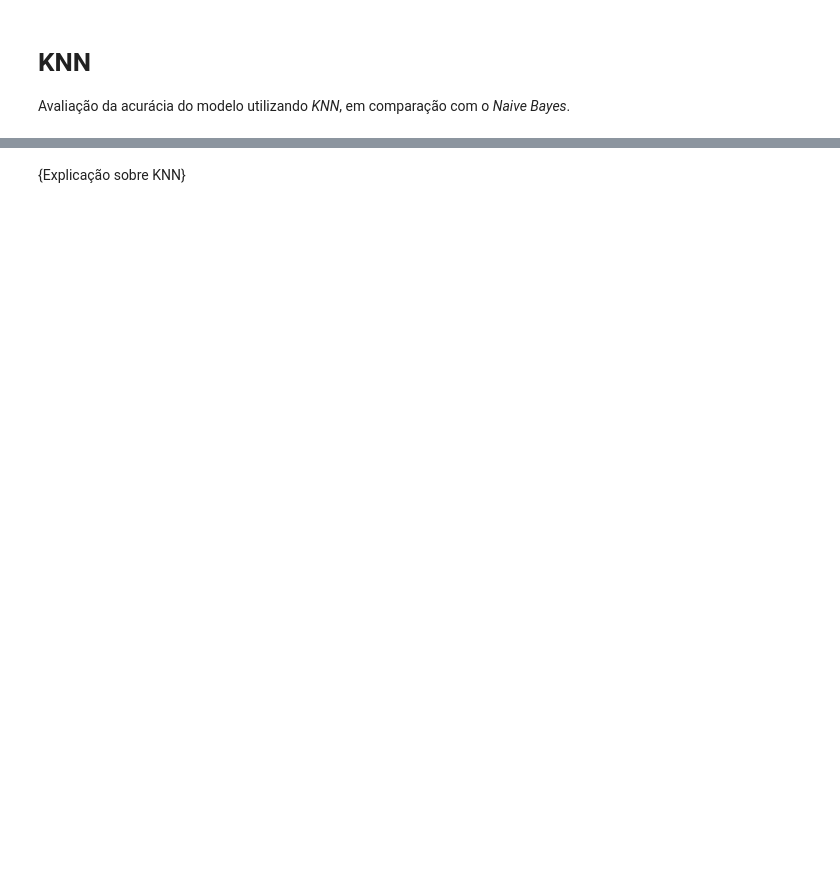
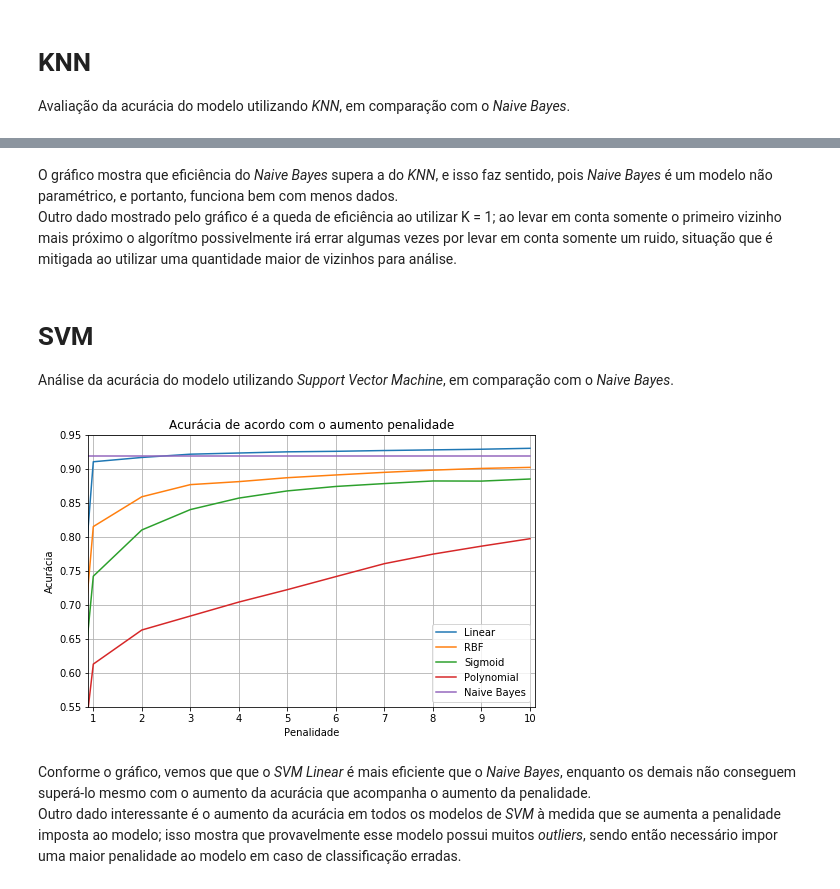
Before and after one commit to rafaatsouza/ufmg-undergrad-works, a Jupyter notebook: main.ipynb, the cells around one changed output, grey strips where cells are left out. Cells and saved outputs as stored; diff of their text form; code cells hidden in the pictures; blank space fills up the shorter version.

```diff
--- a/main.ipynb
+++ b/main.ipynb
@@ -203,2 +284,0 @@ showKnnStats([1,3,5,7,9,11,13,15,17,19,21,23,25,27,29])
-# %% [markdown]
-{Explicação sobre KNN}
@@ -210,0 +285,11 @@ showKnnStats([1,3,5,7,9,11,13,15,17,19,21,23,25,27,29])
+# %% [markdown]
+O gráfico mostra que eficiência do _Naive Bayes_ supera a do _KNN_, e isso faz sentido, pois _Naive Bayes_ é um modelo não paramétrico, e portanto, funciona bem com menos dados.<br>Outro dado mostrado pelo gráfico é a queda de eficiência ao utilizar K = 1; ao levar em conta somente o primeiro vizinho mais próximo o algorítmo possivelmente irá errar algumas vezes por levar em conta somente um ruido, situação que é mitigada ao utilizar uma quantidade maior de vizinhos para análise.
+# %% [markdown]
+# SVM
+Análise da acurácia do modelo utilizando _Support Vector Machine_, em comparação com o _Naive Bayes_.
+# %%
+showSvmStats()
+# %% [output]
+[figure, added]
+# %% [markdown]
+Conforme o gráfico, vemos que que o _SVM Linear_ é mais eficiente que o _Naive Bayes_, enquanto os demais não conseguem superá-lo mesmo com o aumento da acurácia que acompanha o aumento da penalidade.<br>Outro dado interessante é o aumento da acurácia em todos os modelos de _SVM_ à medida que se aumenta a penalidade imposta ao modelo; isso mostra que provavelmente esse modelo possui muitos _outliers_, sendo então necessário impor uma maior penalidade ao modelo em caso de classificação erradas.
```
Also changed, not shown: parts of 10 cells of this notebook, 1 other file.
